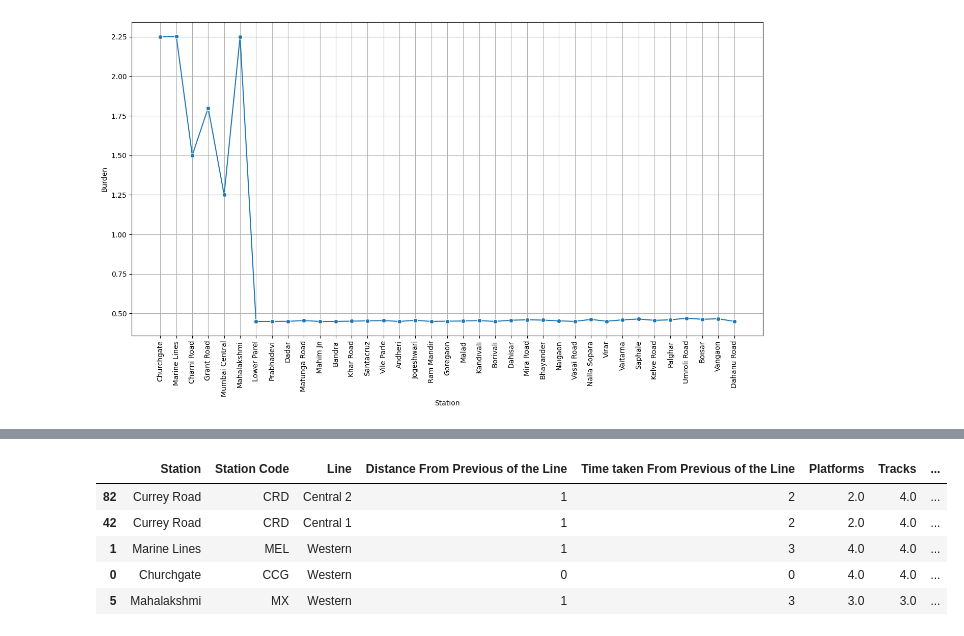
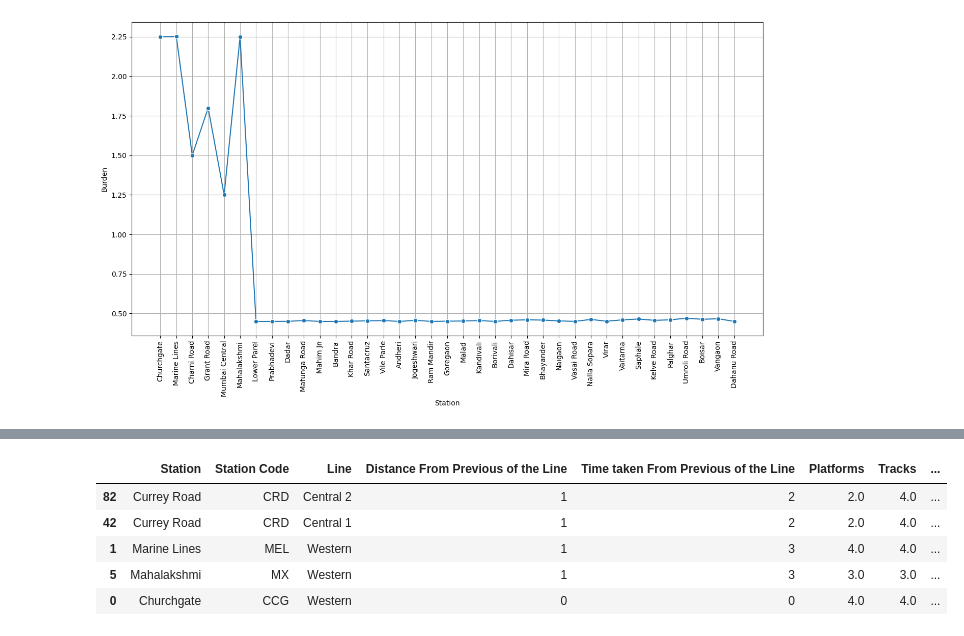
Before and after one commit to Keshav-goyal006/CnA-Project, a Jupyter notebook: CnA_final.ipynb, the cells around one changed output, grey strips where cells are left out. Cells and saved outputs as stored; diff of their text form; code cells hidden in the pictures.

```diff
--- a/CnA_final.ipynb
+++ b/CnA_final.ipynb
@@ -6,9 +6,10 @@ import numpy as np
 import matplotlib.pyplot as plt
 import seaborn as sns
 
-df = pd.read_csv('Mumbai_Train_final.csv')
+df = pd.read_csv('CnA-Project/Mumbai_train_final.csv')
 df['Burden'] = df['Footfall (lakhs)']/df['Platforms']
 
+df['Age'] = 2025 - df['Year of Opening']
 k = (df['Platforms'].sum()/df.shape[0]).astype(int)
 k2 = (df['Tracks'].sum()/df.shape[0]).astype(int)
 
@@ -16,3 +17,5 @@ df['Platforms'] = df['Platforms'].fillna(k)
 df['Tracks'] = df['Tracks'].fillna(k2)
 df['Distance From Previous of the Line'] = df['Distance From Previous of the Line'].replace('[KM]','',regex = True).astype(int)
 df['Time taken From Previous of the Line'] = df['Time taken From Previous of the Line'].replace('[min]','',regex = True).astype(int)
+
+df
@@ -60,14 +66,12 @@ df.describe().T
 # %%
-df2 = df.sort_values(by = 'Burden',ascending = False)
+df1 = df.sort_values(by = 'Burden' ,ascending = False)
+df2 = df1[df1['Burden']>2]
 
-df = df.sort_values(by = 'Burden' ,ascending = False)
-df = df[df['Burden']>2]
-
-df
+df2
 # %% [output]
 |  | Station | Station Code | Line | Distance From Previous of the Line | Time taken From Previous of the Line | Platforms | Tracks | ... |
 | 82 | Currey Road | CRD | Central 2 | 1 | 2 | 2.0 | 4.0 | ... |
 | 42 | Currey Road | CRD | Central 1 | 1 | 2 | 2.0 | 4.0 | ... |
 | 1 | Marine Lines | MEL | Western | 1 | 3 | 4.0 | 4.0 | ... |
+| 5 | Mahalakshmi | MX | Western | 1 | 3 | 3.0 | 3.0 | ... |
 | 0 | Churchgate | CCG | Western | 0 | 0 | 4.0 | 4.0 | ... |
-| 5 | Mahalakshmi | MX | Western | 1 | 3 | 3.0 | 3.0 | ... |
```
Also changed, not shown: parts of 41 cells of this notebook.
